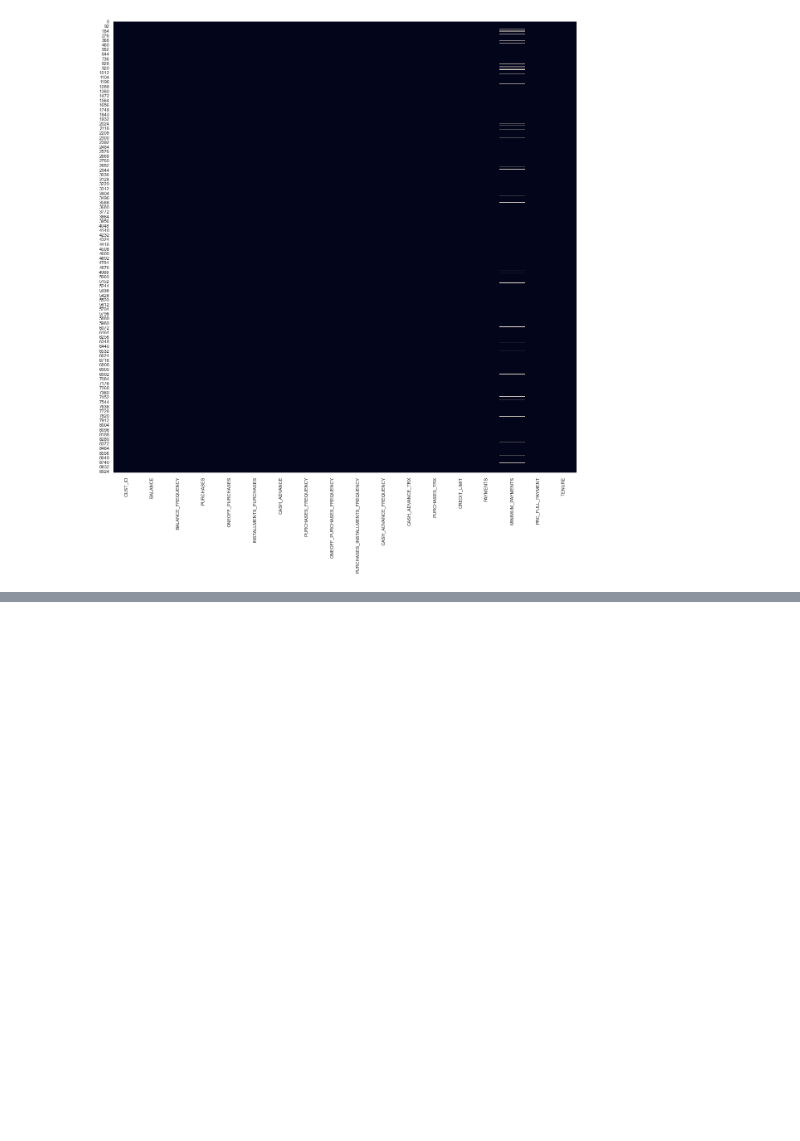
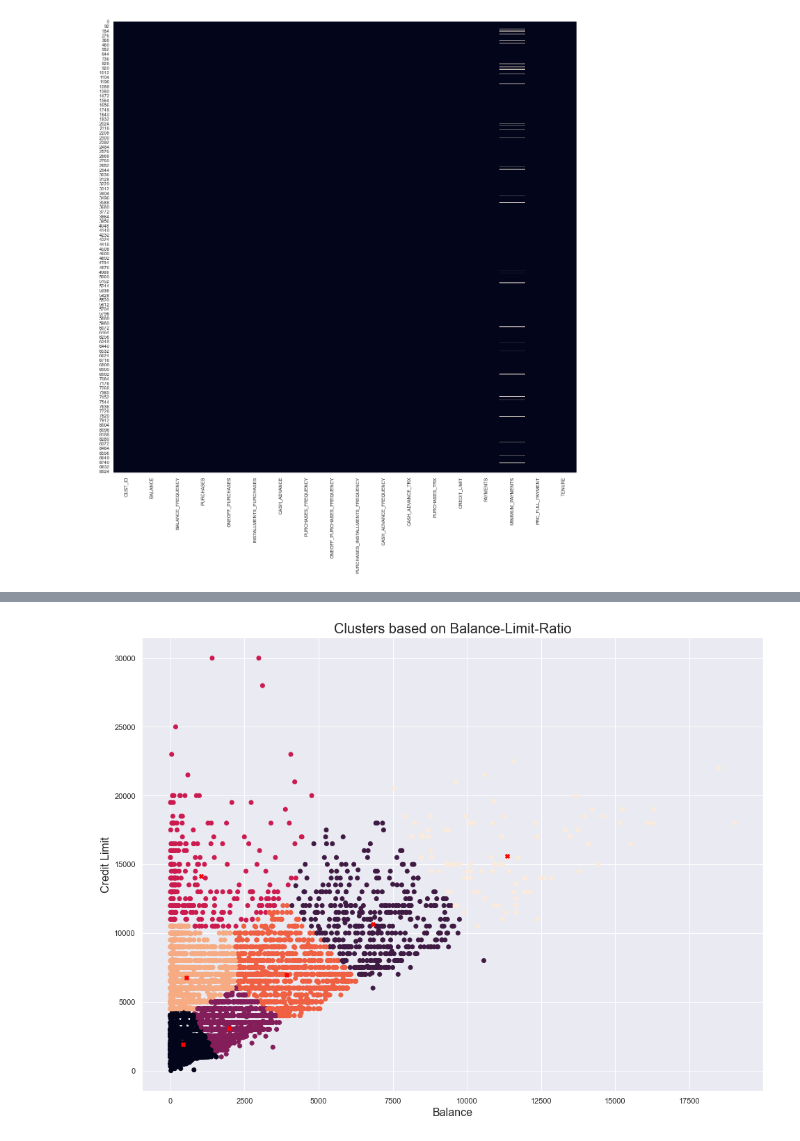
Before and after one commit to Jruz9/customer-targeting-using-cerdit-card-data, a Jupyter notebook: customerTargetingUsingCreditCardData.ipynb, the cells around one changed output, grey strips where cells are left out. Cells and saved outputs as stored; diff of their text form; code cells hidden in the pictures; blank space fills up the shorter version.

```diff
--- a/customerTargetingUsingCreditCardData.ipynb
+++ b/customerTargetingUsingCreditCardData.ipynb
@@ -78,0 +116,17 @@ sns.heatmap(orignalCreditCardData.isnull(), cbar=False)
+# %%
+# create ratio dataset and scaler
+from sklearn.preprocessing import StandardScaler
+
+
+
+X = secondDataset[["BALANCE", "CREDIT_LIMIT"]]
+
+scaler = StandardScaler()
+
+X_transformed = scaler.fit_transform(X)
+# %%
+from sklearn.cluster import KMeans
+
+model = KMeans(n_clusters = 7)
+
+model.fit(X_transformed)
@@ -78,0 +135,3 @@ sns.heatmap(orignalCreditCardData.isnull(), cbar=False)
+# %%
+labels = model.labels_
+print(labels)
@@ -78,0 +140,5 @@ sns.heatmap(orignalCreditCardData.isnull(), cbar=False)
+# %%
+# Centers
+centers = model.cluster_centers_
+centers_transformed = scaler.inverse_transform(centers)
+print(scaler.inverse_transform(centers))
@@ -78,0 +153,11 @@ sns.heatmap(orignalCreditCardData.isnull(), cbar=False)
+# %%
+# Plots the clusters
+plt.figure(figsize = (16, 12))
+plt.title("Clusters based on Balance-Limit-Ratio", fontsize = 20)
+plt.scatter(secondDataset["BALANCE"], secondDataset["CREDIT_LIMIT"], c = labels)
+plt.scatter(centers_transformed[:, 0], centers_transformed[:, 1], c = "red", marker = "X")
+plt.xlabel("Balance", fontsize = 16)
+plt.ylabel("Credit Limit", fontsize = 16)
+plt.show()
+# %% [output]
+[figure, added]
```
Also changed, not shown: parts of 7 cells of this notebook.
